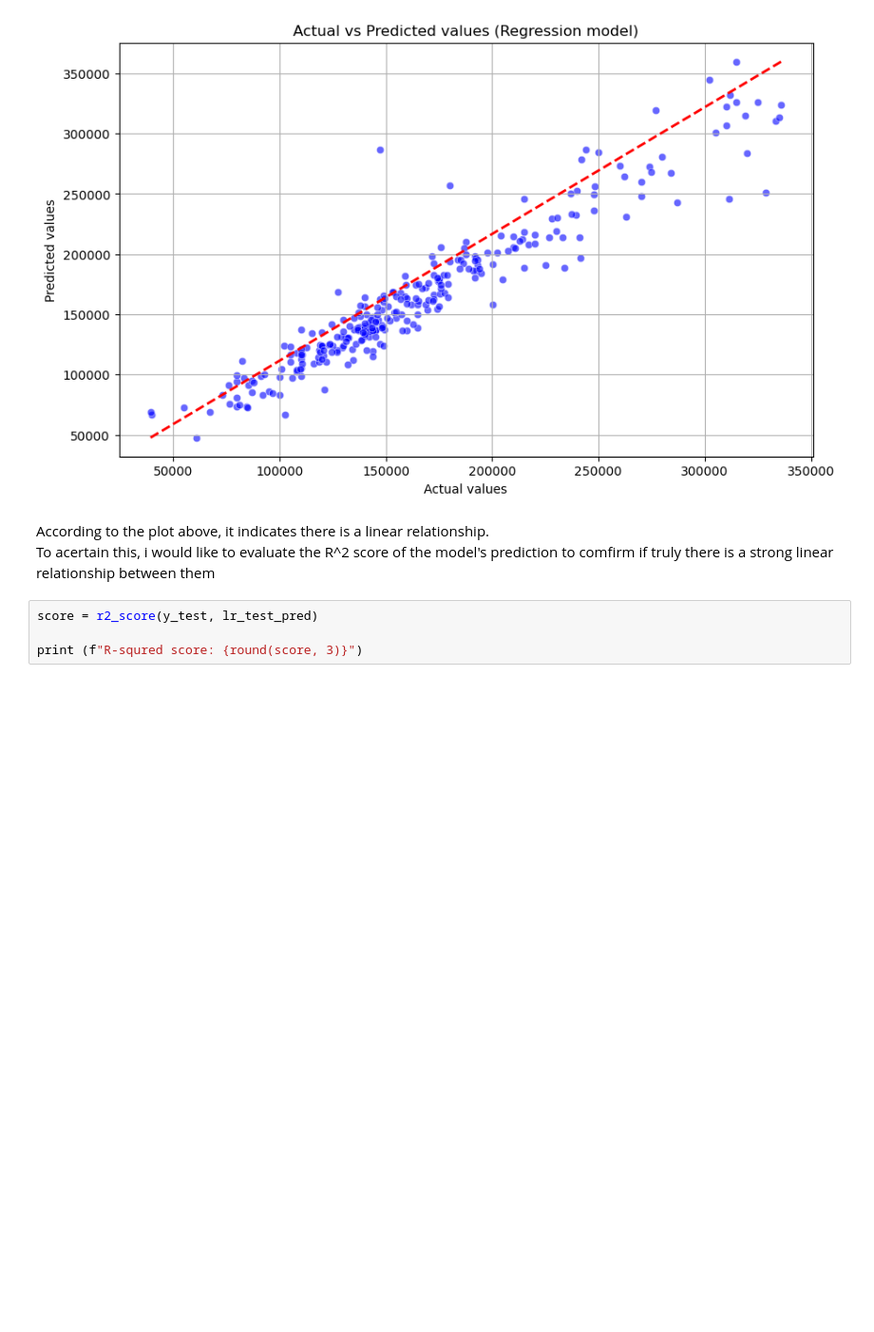
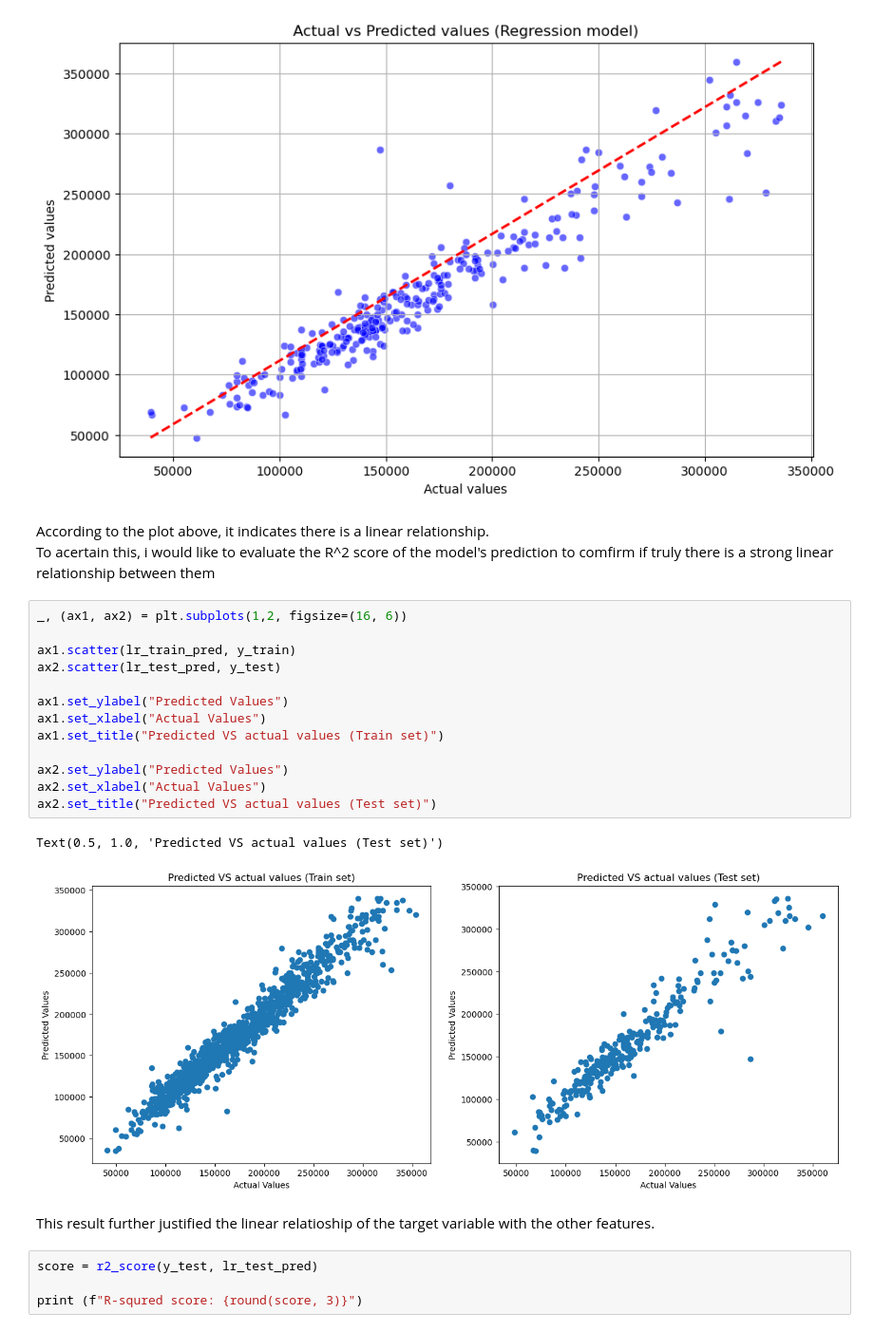
Before and after one commit to mon148/House-Price-Prediction-Modelling-Phase, a Jupyter notebook: House_modellling.ipynb, the cells around one changed output. Shown at 95% size. Cells and saved outputs as stored; diff of their text form; blank space fills up the shorter version.

```diff
--- a/House_modellling.ipynb
+++ b/House_modellling.ipynb
@@ -605,6 +618,24 @@ plt.show()
 # %% [markdown]
 According to the plot above, it indicates there is a linear relationship.
 To acertain this, i would like to evaluate the R^2 score of the model's prediction to comfirm if truly there is a strong linear relationship between them
+# %%
+_, (ax1, ax2) = plt.subplots(1,2, figsize=(16, 6))
+
+ax1.scatter(lr_train_pred, y_train)
+ax2.scatter(lr_test_pred, y_test)
+
+ax1.set_ylabel("Predicted Values")
+ax1.set_xlabel("Actual Values")
+ax1.set_title("Predicted VS actual values (Train set)")
+
+ax2.set_ylabel("Predicted Values")
+ax2.set_xlabel("Actual Values")
+ax2.set_title("Predicted VS actual values (Test set)")
+# %% [output]
+Text(0.5, 1.0, 'Predicted VS actual values (Test set)')
+[figure, added]
+# %% [markdown]
+This result further justified the linear relatioship of the target variable with the other features.
 # %%
 score = r2_score(y_test, lr_test_pred)
 
```
Also changed, not shown: parts of 109 cells of this notebook.
